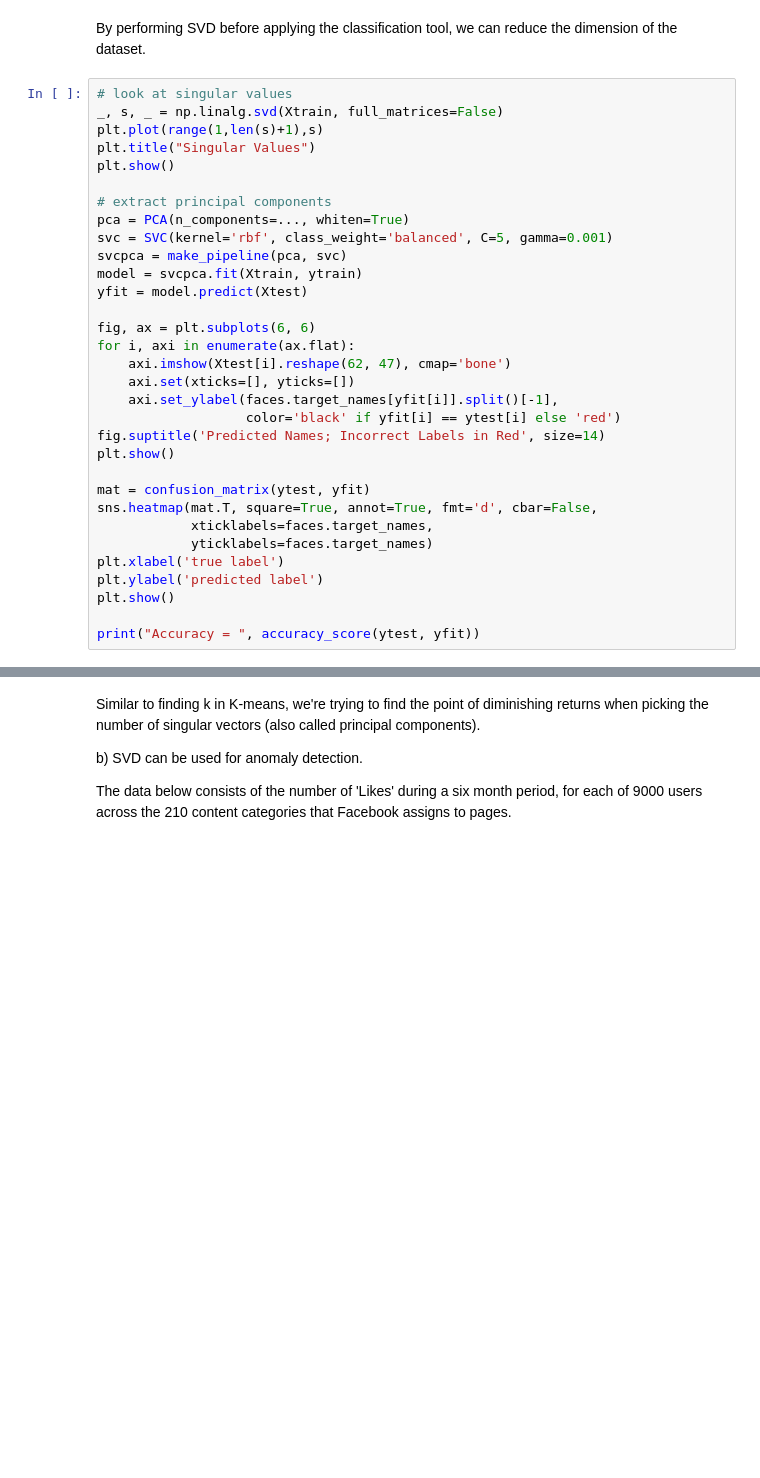
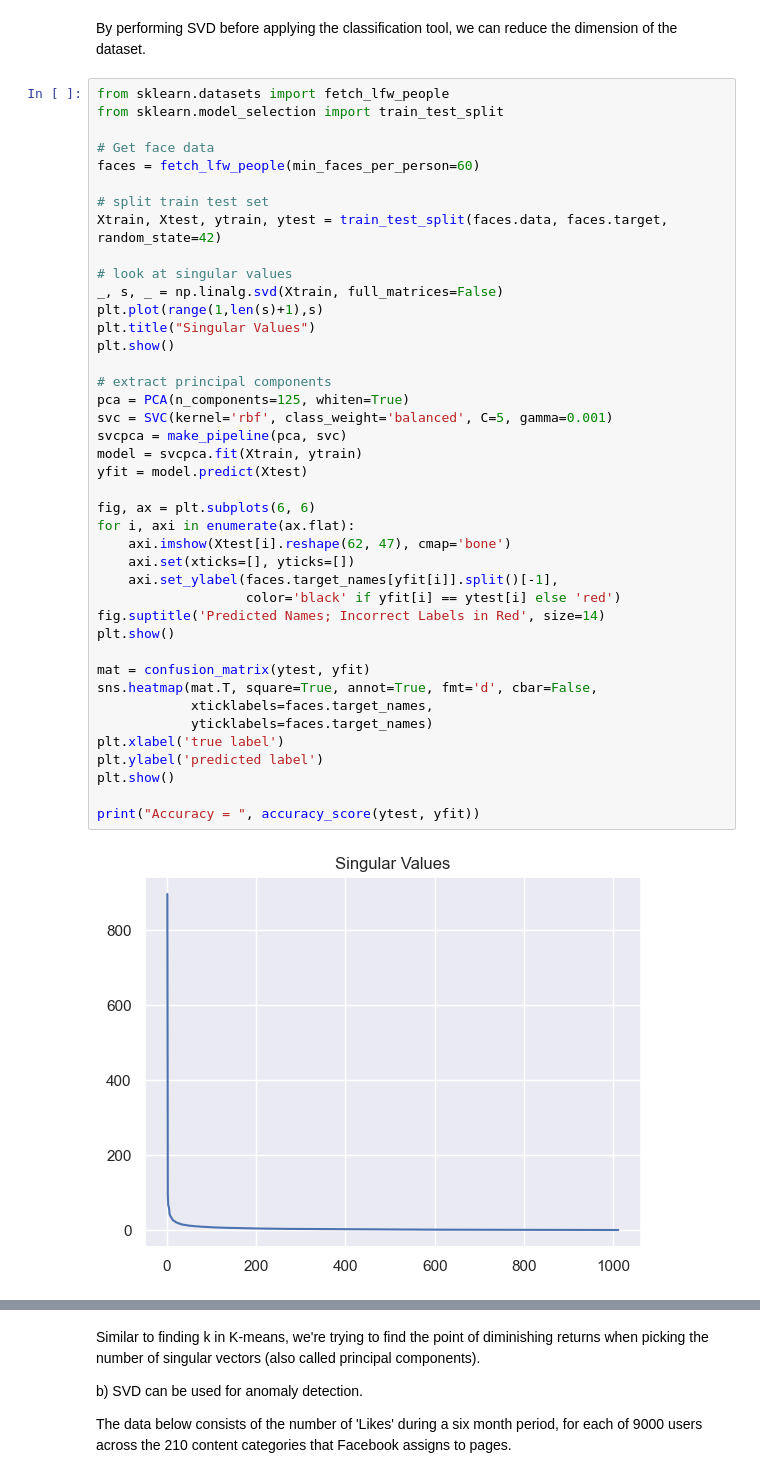
Before and after one commit to stonetharris/CS506, a Jupyter notebook: worksheets/worksheet_10.ipynb, the cells around one changed output, grey strips where cells are left out. Saved outputs shown, nothing was run; the diff lists cells and outputs as text; blank space fills up the shorter version.

```diff
--- a/worksheets/worksheet_10.ipynb
+++ b/worksheets/worksheet_10.ipynb
@@ -230,34 +230,45 @@ Accuracy =  0.37388724035608306
 # %% [markdown]
 By performing SVD before applying the classification tool, we can reduce the dimension of the dataset.
 # %%
+from sklearn.datasets import fetch_lfw_people
+from sklearn.model_selection import train_test_split
+
+# Get face data
+faces = fetch_lfw_people(min_faces_per_person=60)
+
+# split train test set
+Xtrain, Xtest, ytrain, ytest = train_test_split(faces.data, faces.target, random_state=42)
+
 # look at singular values
 _, s, _ = np.linalg.svd(Xtrain, full_matrices=False)
 plt.plot(range(1,len(s)+1),s)
 plt.title("Singular Values")
 plt.show()
 
 # extract principal components
-pca = PCA(n_components=..., whiten=True)
+pca = PCA(n_components=125, whiten=True)
 svc = SVC(kernel='rbf', class_weight='balanced', C=5, gamma=0.001)
 svcpca = make_pipeline(pca, svc)
 model = svcpca.fit(Xtrain, ytrain)
 yfit = model.predict(Xtest)
 
 fig, ax = plt.subplots(6, 6)
 for i, axi in enumerate(ax.flat):
     axi.imshow(Xtest[i].reshape(62, 47), cmap='bone')
     axi.set(xticks=[], yticks=[])
     axi.set_ylabel(faces.target_names[yfit[i]].split()[-1],
                    color='black' if yfit[i] == ytest[i] else 'red')
 fig.suptitle('Predicted Names; Incorrect Labels in Red', size=14)
 plt.show()
 
 mat = confusion_matrix(ytest, yfit)
 sns.heatmap(mat.T, square=True, annot=True, fmt='d', cbar=False,
             xticklabels=faces.target_names,
             yticklabels=faces.target_names)
 plt.xlabel('true label')
 plt.ylabel('predicted label')
 plt.show()
 
 print("Accuracy = ", accuracy_score(ytest, yfit))
+# %% [output]
+[figure, added]
```
Also changed, not shown: parts of 7 cells of this notebook.
